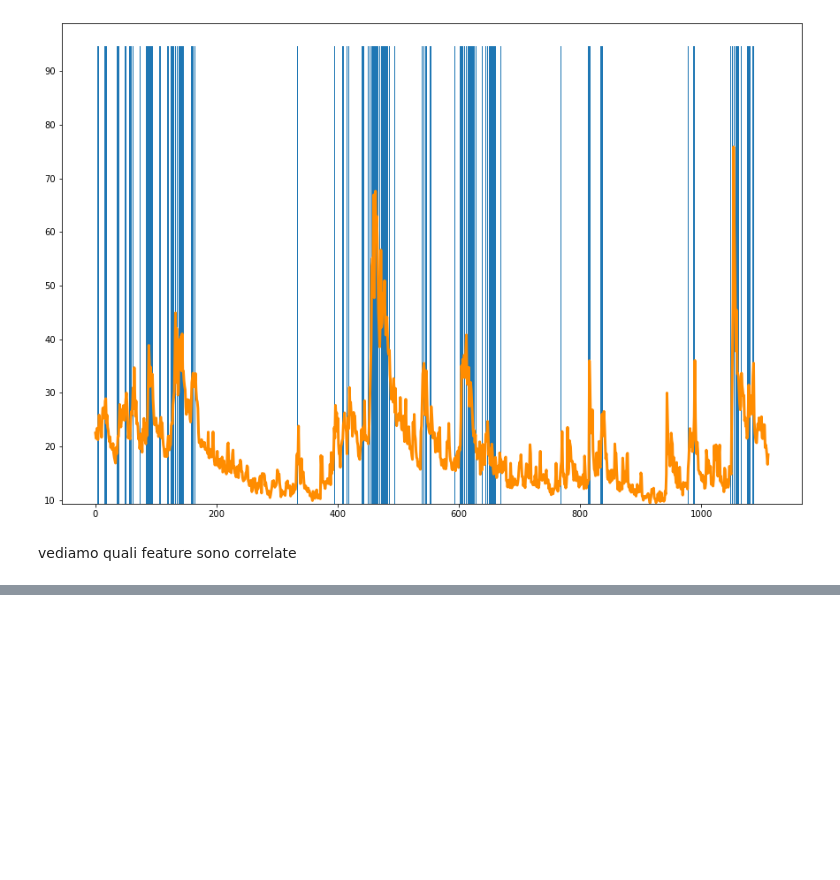
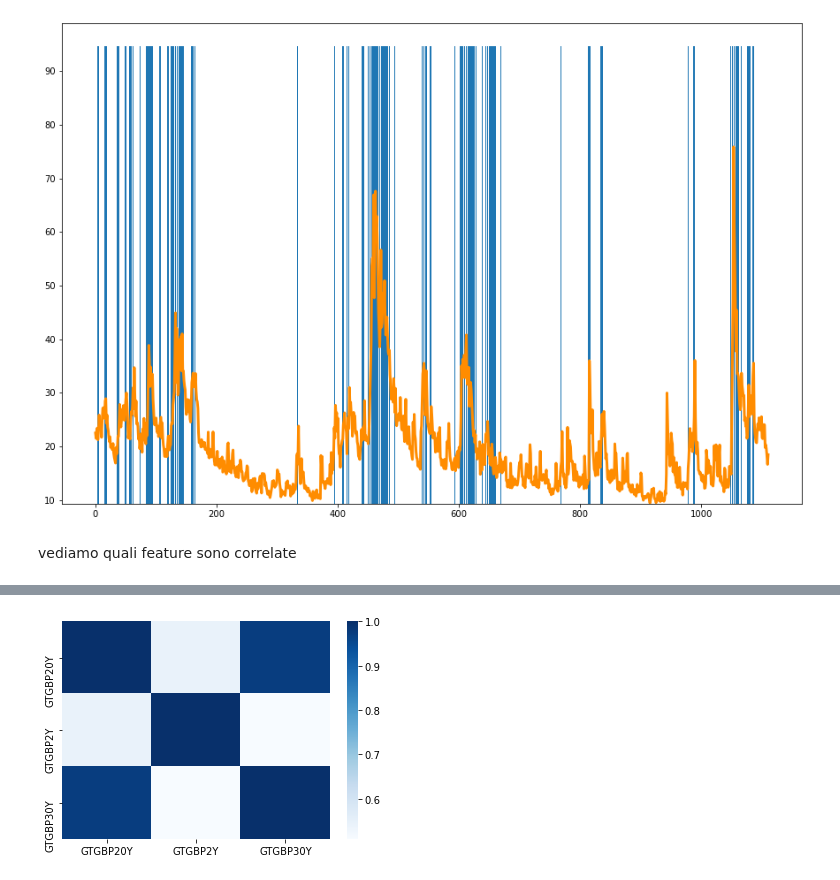
Before and after one commit to MicheleDiSabato/detecting-abnormal-markets-ews, a Jupyter notebook: bc3.ipynb, the cells around one changed output, grey strips where cells are left out. Saved outputs shown, nothing was run; the diff lists cells and outputs as text; code cells hidden in the pictures; blank space fills up the shorter version.

```diff
--- a/bc3.ipynb
+++ b/bc3.ipynb
@@ -135,0 +167,12 @@ vediamo quali feature sono correlate
+# %%
+british_bonds = ['GTGBP20Y', 'GTGBP2Y','GTGBP30Y']
+corr_matrix = df_1.loc[:,british_bonds].corr()
+# fig, ax = plt.subplots(figsize=(20,17))
+sns.heatmap(corr_matrix,
+        xticklabels=corr_matrix.columns,
+        yticklabels=corr_matrix.columns,
+        cmap = "Blues")
+# teniamo solo 2 anni
+df_1 = df_1.drop(['GTGBP20Y','GTGBP30Y'], axis=1)
+# %% [output]
+[figure, added]
```
Also changed, not shown: parts of 18 cells of this notebook, 1 other file.
